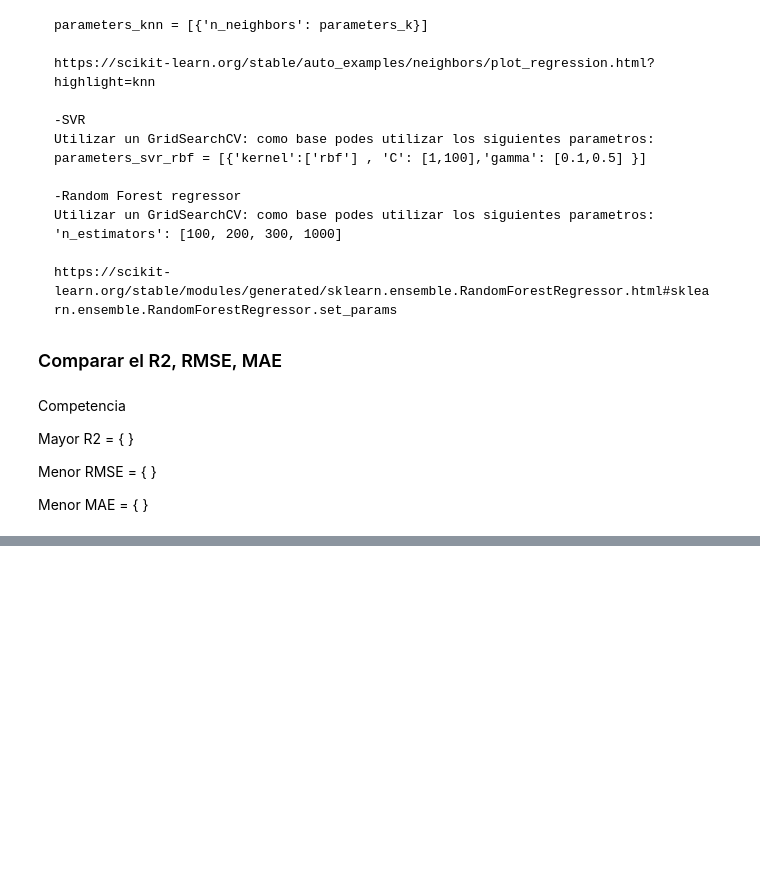
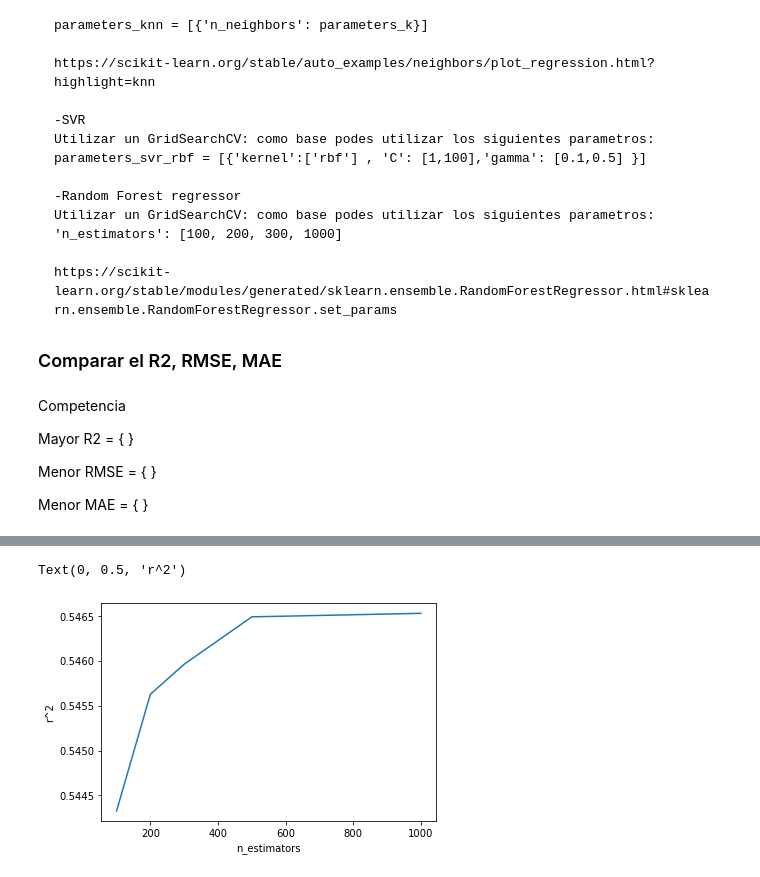
Before and after one commit to tomiambro/clusterai2020_grupo1, a Jupyter notebook: clusterai_2020_clase04_regresion_airbnb_london_copia.ipynb, the cells around one changed output, grey strips where cells are left out. Drawn from its saved outputs; the diff is of its cells as text; code cells hidden in the pictures; blank space fills up the shorter version.

Commit message:
se agregan graficos

```diff
--- a/clusterai_2020_clase04_regresion_airbnb_london_copia.ipynb
+++ b/clusterai_2020_clase04_regresion_airbnb_london_copia.ipynb
@@ -324,0 +326,15 @@ r2, mse_rf
+# %%
+#GRAFICO R2 EN FUNCION DE LOS ESTIMATORS
+#OBS: SI SE VUELVE A CORRER, PUEDE SER QUE TANTO EL R2 COMO EL MSE DEN DISTINTO PARA LA MISMA CANT DE ESTIMATORS, VER POR QUE?
+
+#con n_estimators=100 => R^2= 0.5443269171882641 y MSE= 1419.0984048192402
+#con n_estimators=200 => R^2= 0.545626579320855 y MSE= 1415.0508792384373
+#con n_estimators=300 => R^2= 0.5459613028631953 y MSE= 1414.008452852267
+#con n_estimators=500 => R^2=0.5464885268701137 y MSE= 1412.3665240760845
+#con n_estimators=1000 => R^2= 0.5465277072346738  y MSE= 1412.244505034485
+
+n_estimators =[100,200,300,500,1000]
+r2 = [0.5443269171882641, 0.545626579320855, 0.5459613028631953, 0.5464885268701137 , 0.5465277072346738]
+MSE = [1419.0984048192402,1415.0508792384373, 1414.008452852267, 1412.3665240760845, 1412.244505034485]
+df_estimators = pd.DataFrame({'n_estimators': n_estimators, 'r2': r2, 'MSE':MSE})
+df_estimators
@@ -324,0 +348,13 @@ r2, mse_rf
+# %%
+#R2 vs. n_estimators
+plt.plot('n_estimators', 'r2', data=df_estimators)
+#plt.plot('n_estimators', 'MSE', data=df_estimators)
+#plt.scatter(n_estimators, r2, marker='o') #scatter plot
+
+plt.plot
+plt.xlabel('n_estimators')
+plt.ylabel('r^2')
+#plt.ylabel('MSE')
+# %% [output]
+Text(0, 0.5, 'r^2')
+[figure, added]
```
Also changed, not shown: parts of 12 cells of this notebook.
